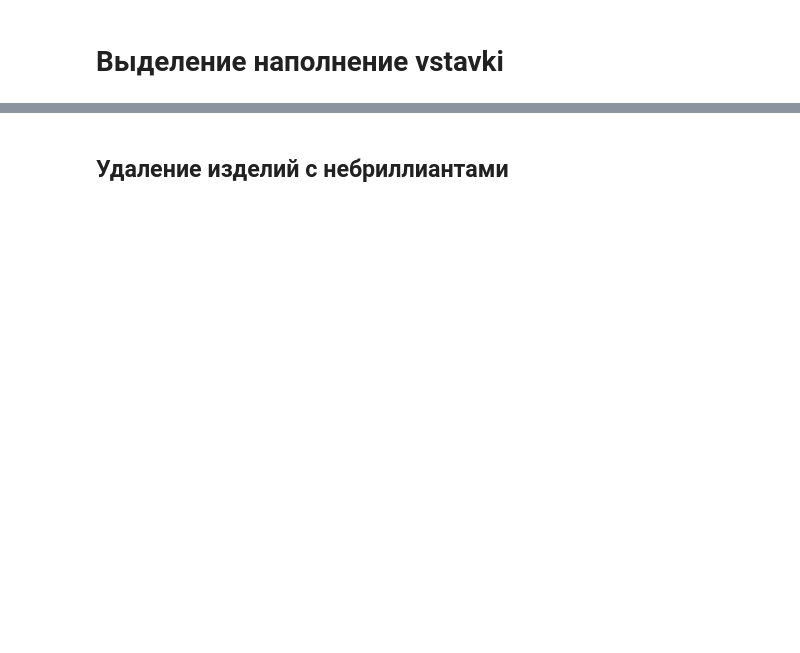
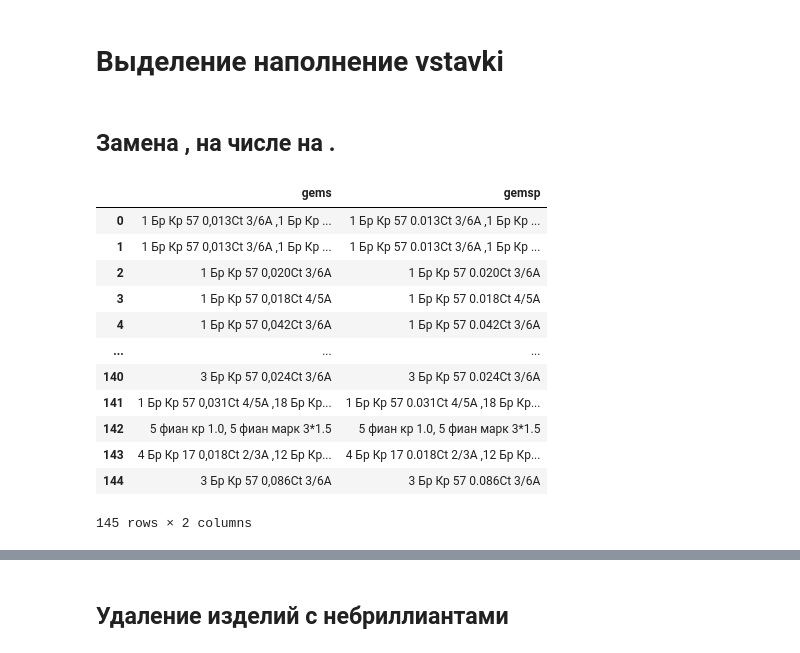
Before and after one commit to KeskilV/Parsing_NKO, a Jupyter notebook: Egelge_1after_parsing.ipynb, the cells around one changed output, grey strips where cells are left out. Cells and saved outputs as stored; diff of their text form; code cells hidden in the pictures; blank space fills up the shorter version.

```diff
--- a/Egelge_1after_parsing.ipynb
+++ b/Egelge_1after_parsing.ipynb
@@ -137,4 +137,24 @@ jewellery.loc[jewellery.gems.isna()]#.to_excel(sourcepath+'_failed_from'+filenam
 # Выделение наполнение vstavki
 # %%
 pd.options.display.max_colwidth = 200
+# %% [markdown]
+## Замена , на числе на .
+# %%
+jewellery['gemsp'] = jewellery.gems.apply(lambda x:re.sub(r'(\d),(\d)',r'\1.\2',str(x)))
+# %%
+jewellery[['gems','gemsp']]
+# %% [output]
+|  | gems | gemsp |
+| 0 | 1 Бр Кр 57 0,013Ct 3/6А ,1 Бр Кр ... | 1 Бр Кр 57 0.013Ct 3/6А ,1 Бр Кр ... |
+| 1 | 1 Бр Кр 57 0,013Ct 3/6А ,1 Бр Кр ... | 1 Бр Кр 57 0.013Ct 3/6А ,1 Бр Кр ... |
+| 2 | 1 Бр Кр 57 0,020Ct 3/6А | 1 Бр Кр 57 0.020Ct 3/6А |
+| 3 | 1 Бр Кр 57 0,018Ct 4/5А | 1 Бр Кр 57 0.018Ct 4/5А |
+| 4 | 1 Бр Кр 57 0,042Ct 3/6А | 1 Бр Кр 57 0.042Ct 3/6А |
+| ... | ... | ... |
+| 140 | 3 Бр Кр 57 0,024Ct 3/6А | 3 Бр Кр 57 0.024Ct 3/6А |
+| 141 | 1 Бр Кр 57 0,031Ct 4/5А ,18 Бр Кр... | 1 Бр Кр 57 0.031Ct 4/5А ,18 Бр Кр... |
+| 142 | 5 фиан кр 1.0, 5 фиан марк 3*1.5 | 5 фиан кр 1.0, 5 фиан марк 3*1.5 |
+| 143 | 4 Бр Кр 17 0,018Ct 2/3А ,12 Бр Кр... | 4 Бр Кр 17 0.018Ct 2/3А ,12 Бр Кр... |
+| 144 | 3 Бр Кр 57 0,086Ct 3/6А | 3 Бр Кр 57 0.086Ct 3/6А |
+145 rows × 2 columns
 # %%
```
Also changed, not shown: parts of 39 cells of this notebook.
